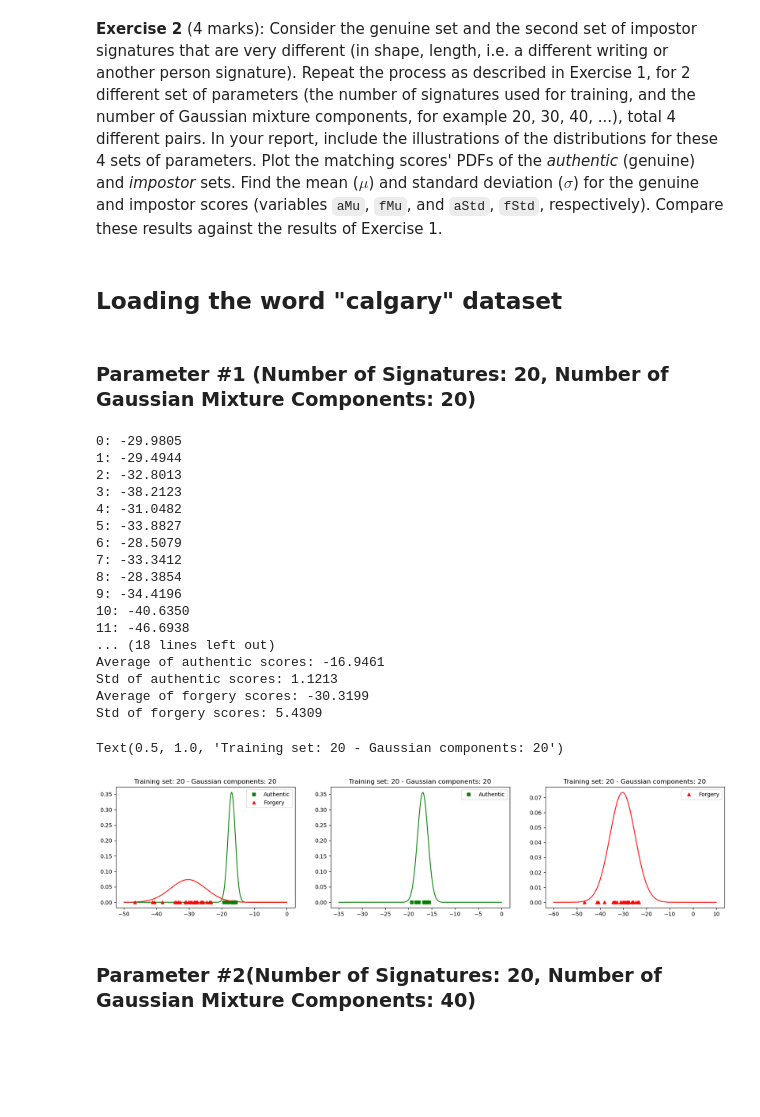
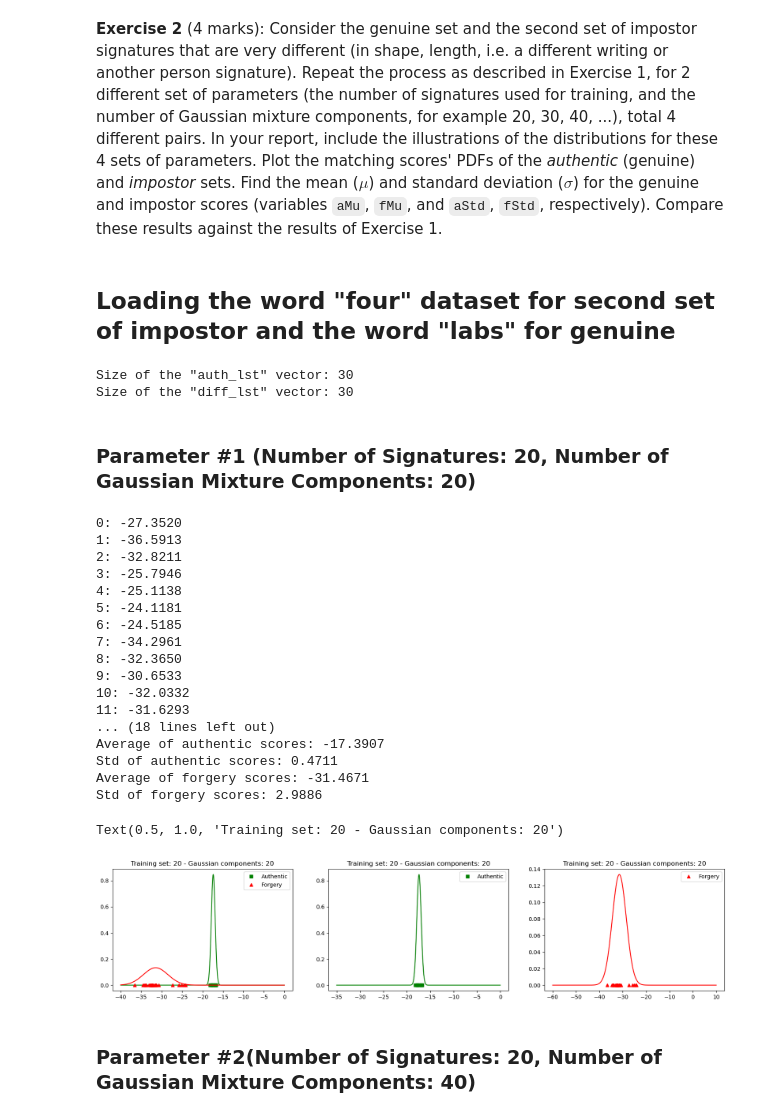
Before and after one commit to Abhay2412/ENCM509Labs, a Jupyter notebook: Lab 3/Lab3-SigVerif GMM_2024W-AbhayKhosla.ipynb, the cells around one changed output. Drawn from its saved outputs; the diff is of its cells as text; code cells hidden in the pictures; blank space fills up the shorter version.

Commit message:
Finish Exercise 2 to use the dataset four and the genuine set of labs in Lab 3, analysis for Ex 2 and conclusion is remaining

```diff
--- a/Lab 3/Lab3-SigVerif GMM_2024W-AbhayKhosla.ipynb
+++ b/Lab 3/Lab3-SigVerif GMM_2024W-AbhayKhosla.ipynb
@@ -325,13 +325,14 @@ Text(0.5, 1.0, 'Training set: 10 - Gaussian components: 40')
 Repeat the process as described  in Exercise 1,  for 2 different set of parameters (the number of signatures used for training, and the number of Gaussian mixture components, for example 20, 30, 40, ...), total 4 different pairs. In your report, include the illustrations of the distributions for these 4 sets of parameters.
 Plot the matching scores' PDFs of the *authentic*  (genuine) and *impostor* sets. Find  the mean ($\mu$) and standard deviation ($\sigma$) for the genuine and impostor scores (variables `aMu`, `fMu`, and `aStd`, `fStd`, respectively). Compare these results against the results of Exercise 1.
 # %% [markdown]
-## Loading the word "calgary" dataset
+## Loading the word "four" dataset for second set of impostor and the word "labs" for genuine
 # %%
-base_dir = './signature_samples/calgary/' #Using the data of the word 'calgary' which differs from the word 'labs'
+base_dir_authentic = './signature_samples/labs/' #Using the data of the word 'labs'
+base_dir_different = './signature_samples/four/' #Using the second set of impostor signatures(word) which is different from labs which is "four"
 
 # "genuine" and "impostor" sub-directories
-dir_authentic = base_dir + 'genuine/'
-dir_different = base_dir + 'impostor/'
+dir_authentic = base_dir_authentic + 'genuine/'
+dir_different = base_dir_different + 'impostor/'
 
 # amount of signatures to be loaded
 total_signatures = 30
@@ -348,6 +349,12 @@ for i in range(total_signatures):
 
     auth_lst.append(csv_auth.values)
     diff_lst.append(csv_diff.values)
+# %%
+print('Size of the "auth_lst" vector: %d' % (len(auth_lst)))
+print('Size of the "diff_lst" vector: %d' % (len(diff_lst)))
+# %% [output]
+Size of the "auth_lst" vector: 30
+Size of the "diff_lst" vector: 30
 # %% [markdown]
 ### Parameter #1 (Number of Signatures: 20, Number of Gaussian Mixture Components: 20)
 # %%
@@ -389,7 +396,7 @@ for i in range(NUMTRAININGPATTERNS, total_signatures):
 fScores = []
 for i in range(numForgedSigs):
     # taking from the impostor
-    sample =  np.reshape(imp_lst[i], (-1,4))
+    sample =  np.reshape(diff_lst[i], (-1,4))
     score = gmm.score(sample)
     print('%d: %.4f' % (i, score))
     fScores.append(score)
@@ -408,26 +415,26 @@ print('Std of authentic scores: %.4f' % (aStd))
 print('Average of forgery scores: %.4f' % (fMu))
 print('Std of forgery scores: %.4f' % (fStd))
 # %% [output]
-0: -29.9805
-1: -29.4944
-2: -32.8013
-3: -38.2123
-4: -31.0482
-5: -33.8827
-6: -28.5079
-7: -33.3412
-8: -28.3854
-9: -34.4196
-10: -40.6350
-11: -46.6938
+0: -27.3520
+1: -36.5913
+2: -32.8211
+3: -25.7946
+4: -25.1138
+5: -24.1181
+6: -24.5185
+7: -34.2961
+8: -32.3650
+9: -30.6533
+10: -32.0332
+11: -31.6293
 ... (18 lines left out)
-Average of authentic scores: -16.9461
-Std of authentic scores: 1.1213
-Average of forgery scores: -30.3199
-Std of forgery scores: 5.4309
+Average of authentic scores: -17.3907
+Std of authentic scores: 0.4711
+Average of forgery scores: -31.4671
+Std of forgery scores: 2.9886
 # %%
 # change this range for your set
-x = np.arange(-50, 0, 0.01) # Our lowest score from above is 29: 11: -46.6938
+x = np.arange(-40, 0, 0.01) # Our lowest score from above is 1: -36.5913
 
 aProb = norm.pdf(x, loc=aMu, scale=aStd)
 fProb = norm.pdf(x, loc=fMu, scale=fStd)
@@ -437,34 +444,34 @@ plt.figure(figsize=(20,4))
 
 plt.subplot(1,3,1)
 plt.plot(x, aProb, 'g')
 plt.plot(aScores, np.zeros(len(aScores)), 'gs', lw=2, label='Authentic')
 plt.plot(x, fProb, 'r')
 plt.plot(fScores, np.zeros(len(fScores)), 'r^', lw=2, label='Forgery')
 plt.legend()
 plt.title('Training set: {} - Gaussian components: {}'.format(NUMTRAININGPATTERNS, NUMGCOMPONENTS))
 
 # Authentic set
 x = np.arange(-35, 0, 0.01)
 aProb = norm.pdf(x, loc=aMu, scale=aStd)
 
 plt.subplot(1,3,2)
 plt.plot(x, aProb, 'g')
 plt.plot(aScores, np.zeros(len(aScores)), 'gs', lw=2, label='Authentic')
 plt.legend()
 plt.title('Training set: {} - Gaussian components: {}'.format(NUMTRAININGPATTERNS, NUMGCOMPONENTS))
 
 # Forged (impostor) set
 x = np.arange(-60, 10, 0.01)
 fProb = norm.pdf(x, loc=fMu, scale=fStd)
 
 plt.subplot(1,3,3)
 plt.plot(x, fProb, 'r')
 plt.plot(fScores, np.zeros(len(fScores)), 'r^', lw=2, label='Forgery')
 plt.legend()
 plt.title('Training set: {} - Gaussian components: {}'.format(NUMTRAININGPATTERNS, NUMGCOMPONENTS))
 # %% [output]
 Text(0.5, 1.0, 'Training set: 20 - Gaussian components: 20')
-[figure, old version]
+[figure, new version]
 # %% [markdown]
 ### Parameter #2(Number of Signatures: 20, Number of Gaussian Mixture Components: 40)
 # %%
```
Also changed, not shown: parts of 6 cells of this notebook, 30 other files.
